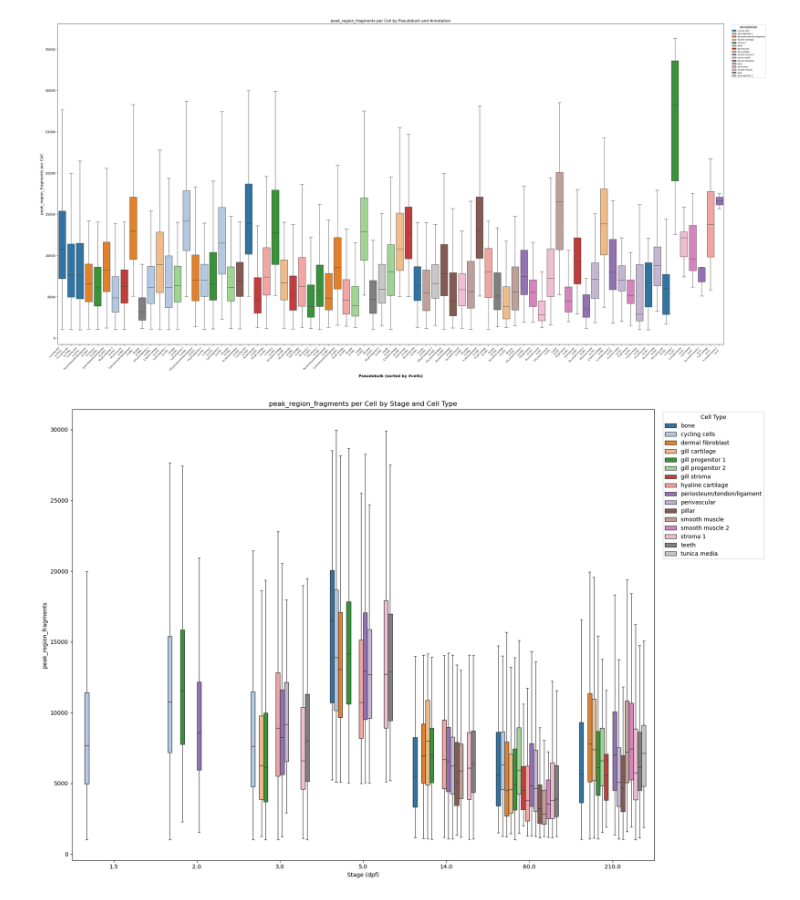
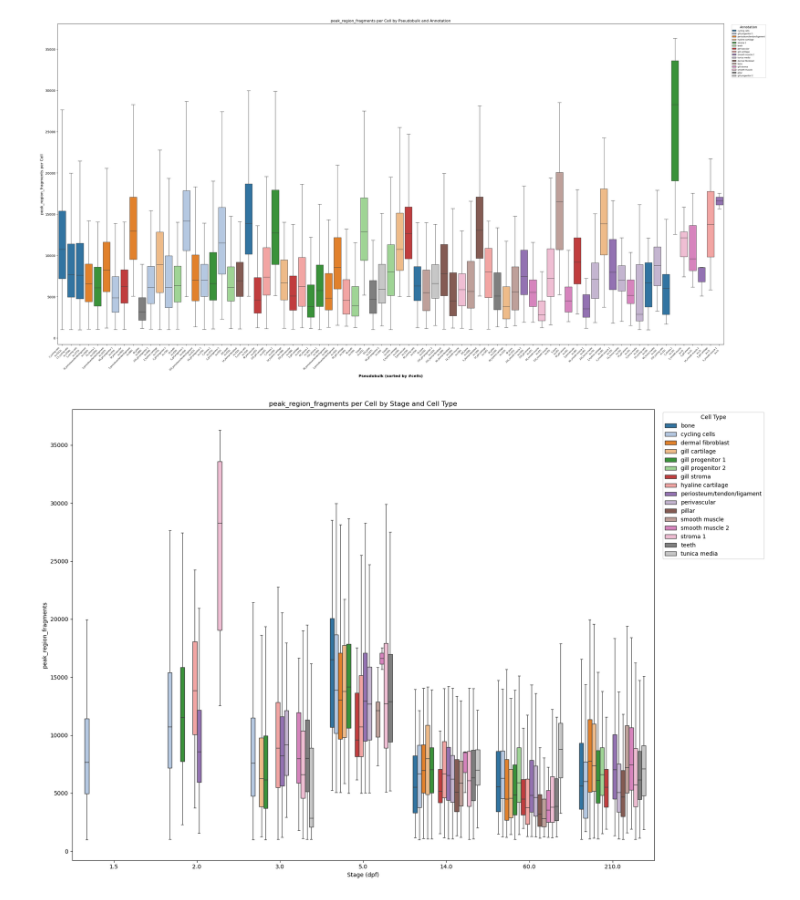
Before and after one commit to mourouzidou/zebrafish_development, a Jupyter notebook: notebooks/lifelong/prepare_ATAC_lifelong.ipynb, the cells around one changed output. Saved outputs shown, nothing was run; the diff lists cells and outputs as text; code cells hidden in the pictures.

```diff
--- a/notebooks/lifelong/prepare_ATAC_lifelong.ipynb
+++ b/notebooks/lifelong/prepare_ATAC_lifelong.ipynb
@@ -110,5 +33,5 @@ def plot_reads_per_cell_by_celltype_and_stage(
 # %%
-plot_reads_per_cell_by_celltype_and_stage(atac_cells_to_psd, count_col='peak_region_fragments', min_cells_per_group=75, group_by='stage')
+plot_reads_per_cell_by_celltype_and_stage(atac_cells_to_psd, count_col='peak_region_fragments', min_cells_per_group=0, group_by='stage')
 # %% [output]
-[figure, old version]
+[figure, new version]
 # %%
```
Also changed, not shown: parts of 21 cells of this notebook.
